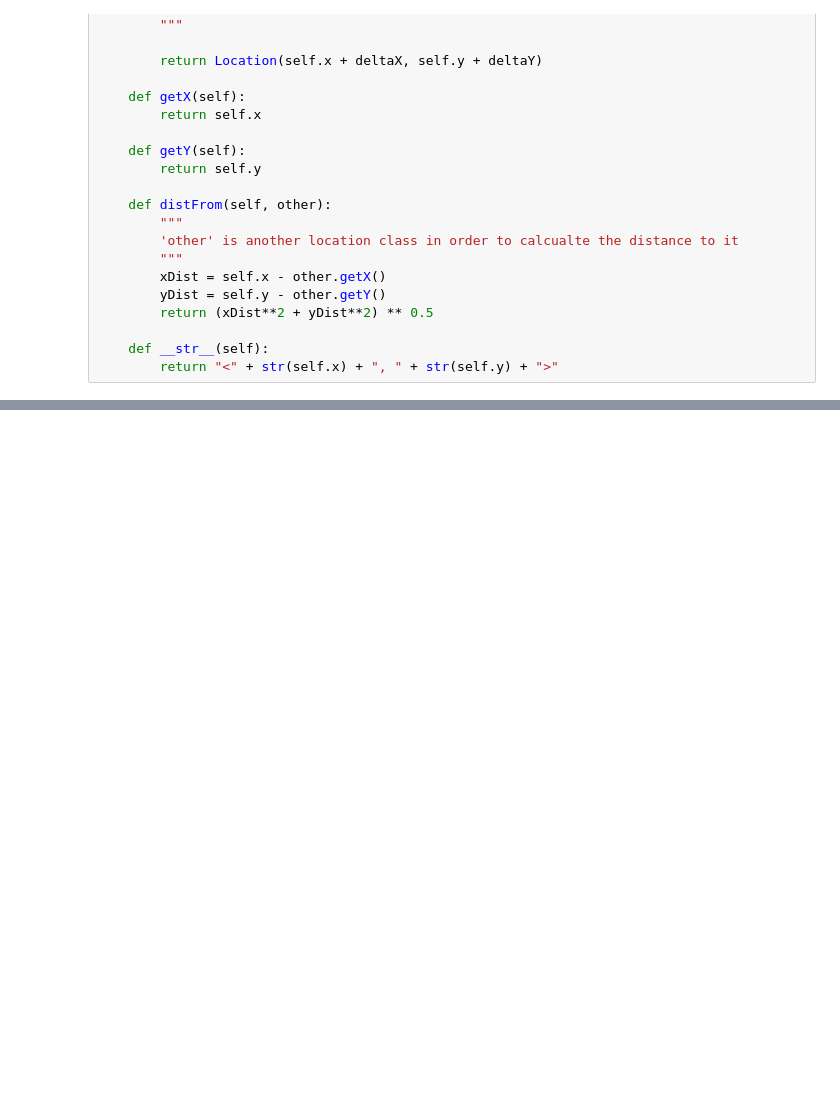
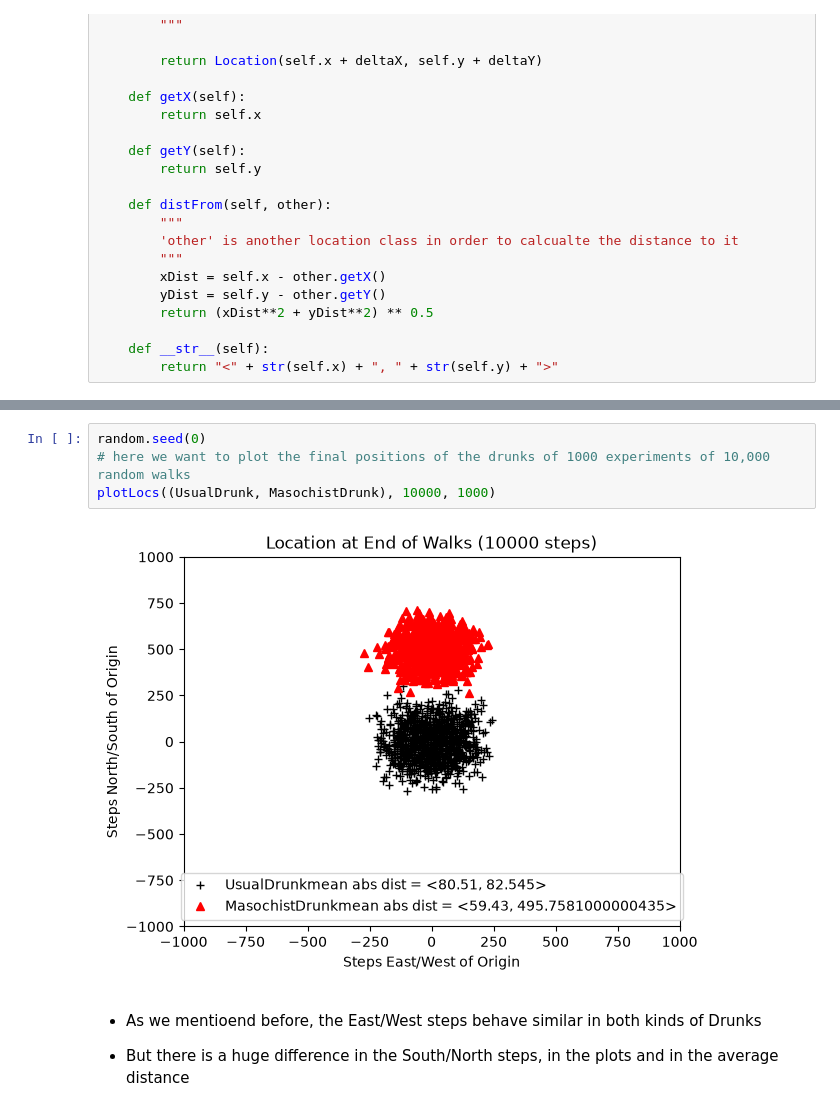
Before and after one commit to FerCorcuera/mit-datascience-6.0002, a Jupyter notebook: notes/5_Random_walks.ipynb, the cells around one changed output, grey strips where cells are left out. Drawn from its saved outputs; the diff is of its cells as text; blank space fills up the shorter version.

```diff
--- a/notes/5_Random_walks.ipynb
+++ b/notes/5_Random_walks.ipynb
@@ -196,0 +575,10 @@ UsualDrunk random walk of 10000 steps
+# %%
+random.seed(0)
+# here we want to plot the final positions of the drunks of 1000 experiments of 10,000 random walks
+plotLocs((UsualDrunk, MasochistDrunk), 10000, 1000)
+# %% [output]
+[figure, added]
+# %% [markdown]
+- As we mentioend before, the East/West steps behave similar in both kinds of Drunks
+
+- But there is a huge difference in the South/North steps, in the plots and in the average distance
```
Also changed, not shown: parts of 36 cells of this notebook, 2 other files.
